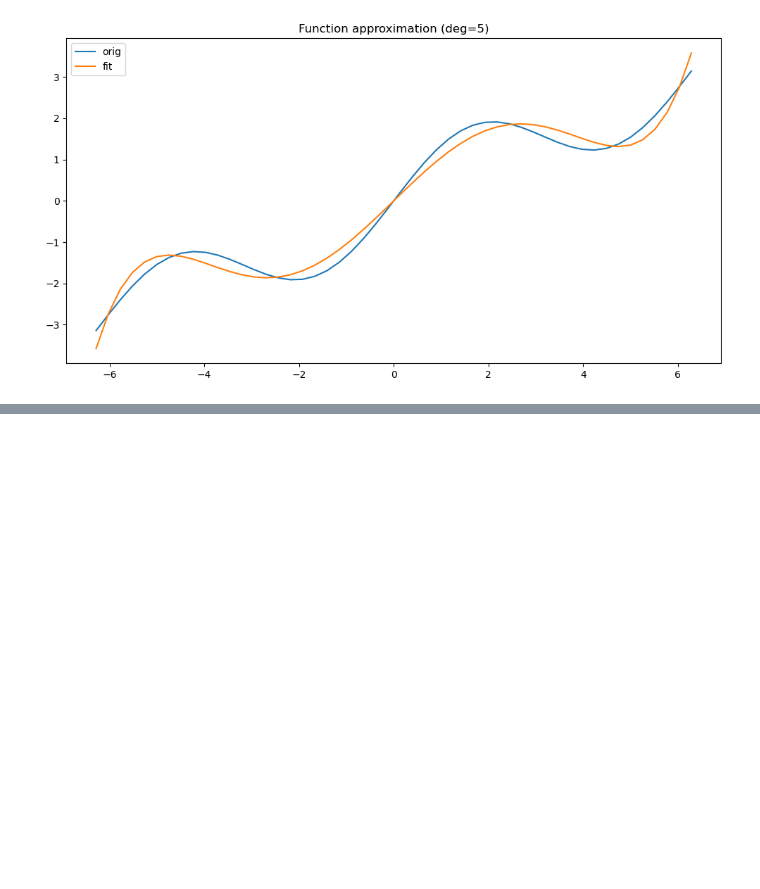
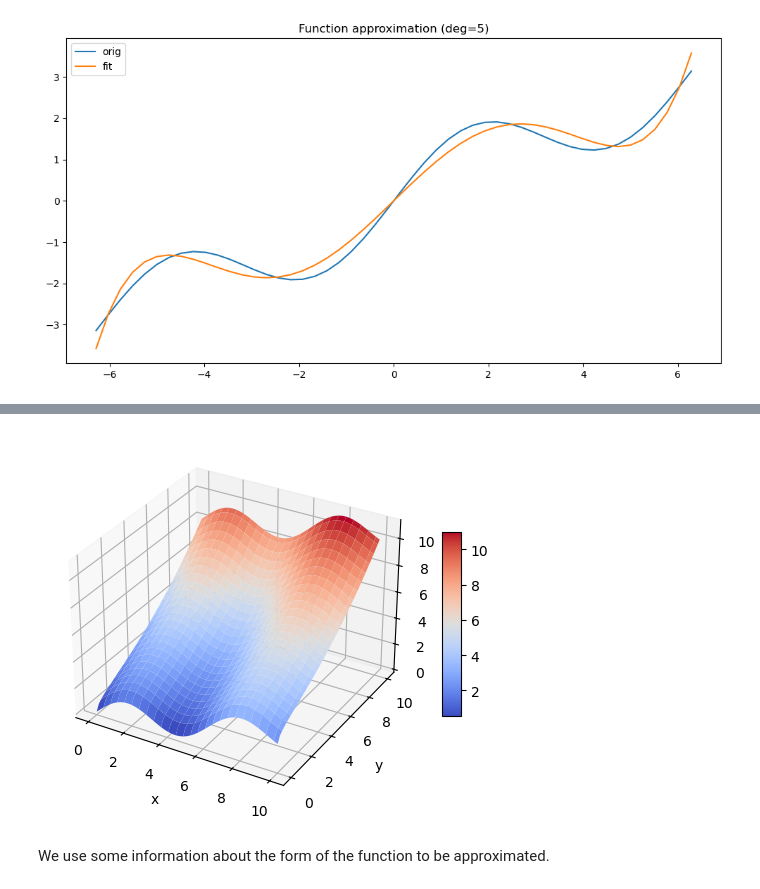
Before and after one commit to luigiselmi/finstat, a Jupyter notebook: hilpisch/ch11_math_tools.ipynb, the cells around one changed output, grey strips where cells are left out. Drawn from its saved outputs; the diff is of its cells as text; code cells hidden in the pictures; blank space fills up the shorter version.

```diff
--- a/hilpisch/ch11_math_tools.ipynb
+++ b/hilpisch/ch11_math_tools.ipynb
@@ -70,0 +127,26 @@ plt.legend(loc=0)
+# %%
+def fm(p):
+    x, y = p
+    return np.sin(x) + 0.25 * x + np.sqrt(y) + 0.05 * y ** 2
+# %%
+x = np.linspace(0, 10, 50)
+y = np.linspace(0, 10, 50)
+X, Y = np.meshgrid(x, y)
+Z = fm((X, Y))
+x = X.flatten()
+y = Y.flatten()
+# %%
+from mpl_toolkits.mplot3d import axes3d
+fig = plt.figure()
+ax = fig.add_subplot(projection='3d')
+surf = ax.plot_surface(X, Y, Z, rstride=2, cstride=2,
+                       cmap='coolwarm', linewidth=0.5,
+                       antialiased=True)
+ax.set_xlabel('x')
+ax.set_ylabel('y')
+ax.set_zlabel('f(x, y)')
+fig.colorbar(surf, shrink=0.5, aspect=10);
+# %% [output]
+[figure, added]
+# %% [markdown]
+We use some information about the form of the function to be approximated.
```
Also changed, not shown: parts of 43 cells of this notebook.
